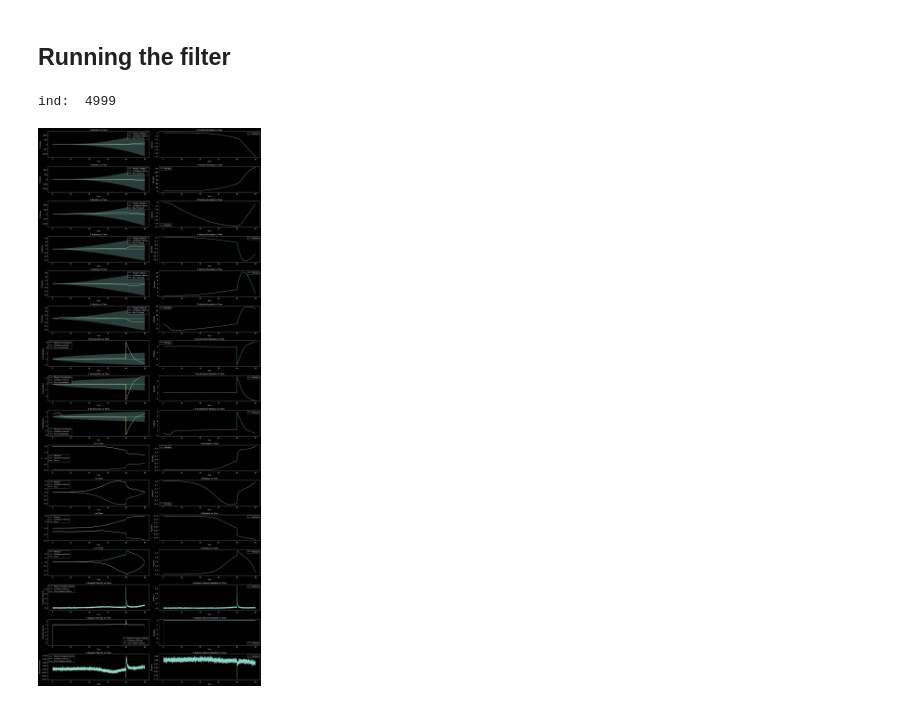
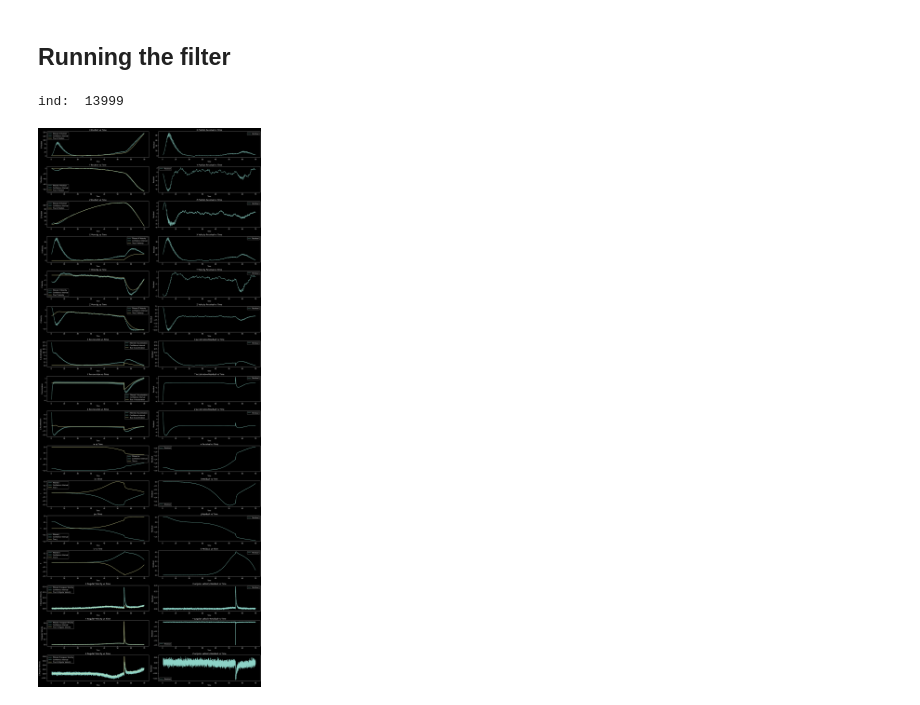
Before and after one commit to Willmac16/fused-kalman-localization, a Jupyter notebook: rocket_example/make_sensor_data.ipynb, the cells around one changed output. Drawn from its saved outputs; the diff is of its cells as text; code cells hidden in the pictures.

```diff
--- a/rocket_example/make_sensor_data.ipynb
+++ b/rocket_example/make_sensor_data.ipynb
@@ -21,8 +21,8 @@ state = State(u)
 sensor_offset = np.array([0,-0.2,-0.5]) # location of the sensor relative to the tip
 sensor_u = np.array([0,0,0, 0, 0, 0, 0, 0, 0,*initial_q,0,0,0])
 
-total_time = 50
-dt = 0.01
+total_time = 70
+dt = 0.005
 
 times = np.arange(0, total_time, dt)
 states = []
@@ -34,9 +34,9 @@ total_forces = []
 
 
 masses = []
-for i in range(len(times)):
-    if state.u[2] < 0 and i > 20:
-        break
+for i, t in enumerate(times):
+    # if state.u[2] < 0 and i > 20:
+    #    break
     ## calculate forces ##
 
     relative_wind = (wind_vector(*state.u[:3])*100 - state.u[3:6])
@@ -64,7 +64,7 @@ for i in range(len(times)):
                             #np.zeros(3))
     drags.append(drag_force[2])
     # calculate thrust force
-    thrust = f_thrust(state.t)
+    thrust = f_thrust(t)
     thrusts.append(thrust)
     heading_vector = np.array([0,0,1]) if np.linalg.norm(state.u[3:6]) < 1e-1 else state.u[3:6] / np.linalg.norm(state.u[3:6])
     thrust_force = heading_vector * thrust
@@ -73,7 +73,7 @@ for i in range(len(times)):
     gravity = np.array([0, 0, -9.81]) * state.m_tot
     masses.append(state.m_tot)
 
-    wind_force = np.zeros(3) if np.linalg.norm(state.u[3:6]) < 1e-5 else wind * relative_wind / np.linalg.norm(relative_wind)
+    wind_force = np.zeros(3, ) if np.linalg.norm(state.u[3:6]) < 1e-5 else wind * relative_wind / np.linalg.norm(relative_wind)
 
     total_force = drag_force + thrust_force + gravity + wind_force
     total_forces.append(total_force[2])
@@ -432,7 +432,7 @@ print(q * q.conjugate())
 
 process_noise = 1e-7 * np.eye(NUM_STATES)
 process_noise[6:9, 6:9] += 1e-3 * np.eye(3)
-process_noise[13:16, 13:16] += 1e-3 * np.eye(3)
+process_noise[13:16, 13:16] += 1e-5 * np.eye(3)
 
 # Note: Noise lerp is sort of an abandoned experiment (the filter estimates the sensor and process cov based off of an exponential filter)
 # setting it to 0.0 means that the filter will use the provided noise matrices without modification
@@ -440,11 +440,6 @@ state_predictor = BlackBoxPredictor(process_noise, noise_lerp=0.0, num_states=NU
 # %% [markdown]
 ## Running the filter
 # %%
-dt = 0.01
-total_time = 50
-
-times = np.arange(0, total_time, dt)
-
 starting_state = np.array([0, 0, 0,
                            0, 0, 0,
                            0, 0, 0,
@@ -469,11 +464,13 @@ for ind, t in enumerate(times):
   print("ind: ", ind, end='\r')
   state, cov = state_predictor.predict(state, cov, dt)
 
-  # state, cov = gps_corrector.correct(state, cov, gps_sense[ind, :], state_predictor)
 
-  # state, cov = baro_corrector.correct(state, cov, baro_sense[ind, :], state_predictor)
+  if ind % 100 == 0:
+    state, cov = gps_corrector.correct(state, cov, gps_sense[ind, :], state_predictor)
 
-  # state, cov = accel_corrector.correct(state, cov, accel_sense[ind, :], state_predictor)
+  state, cov = baro_corrector.correct(state, cov, baro_sense[ind, :], state_predictor)
+
+  state, cov = accel_corrector.correct(state, cov, accel_sense[ind, :], state_predictor)
 
   state, cov = mag_corrector.correct(state, cov, mag_sense[:, ind], state_predictor)
 
@@ -482,55 +479,54 @@ for ind, t in enumerate(times):
   state_history[:, ind] = state
   cov_history[:, :, ind] = cov
 # %% [output]
-ind:  4999
+ind:  13999
 # %%
 # Plotting position, velocity, acceleration, state variance, and residual over time
 fig, axs = plt.subplots(3 * 3 + 4 + 3, 2, figsize=(20, 50))
 
 for ind, label in enumerate(["X Position", "Y Position", "Z Position", "X Velocity", "Y Velocity", "Z Velocity", "X Acceleration", "Y Acceleration", "Z Acceleration", "w", "i", "j", "k", "X Angular Velocity", "Y Angular Velocity", "Z Angular Velocity"]):
   # Plotting position vs time
-  axs[ind, 0].plot(times[10:], state_history[ind, 10:], label='Filtered {}'.format(label))
-  axs[ind, 0].fill_between(times[10:], state_history[ind, 10:] - np.sqrt(cov_history[ind, ind, 10:]),
-            state_history[ind, 10:] + np.sqrt(cov_history[ind, ind, 10:]),
+  axs[ind, 0].plot(times[100:], state_history[ind, 100:], label='Filtered {}'.format(label))
+  axs[ind, 0].fill_between(times[100:], state_history[ind, 100:] - np.sqrt(cov_history[ind, ind, 100:]),
+            state_history[ind, 100:] + np.sqrt(cov_history[ind, ind, 100:]),
             alpha=0.3, label='Confidence Interval')
 
-  if True or ind < 9 or ind >= 13:
-    axs[ind, 0].plot(times[10:], sim_state_history[10:, ind], label='True {}'.format(label))
+  axs[ind, 0].plot(times[100:], sim_state_history[100:, ind], label='True {}'.format(label))
 
   # if ind >= 6 and ind < 9:
   #  axs[ind, 0].plot(times, accel_sense[:, ind - 6], label='Sensor {}'.format(label))
   # axs[ind, 0].plot(times, true_states[ind, :], label='True {}'.format(label))
   # if ind == 0:
   #   axs[ind, 0].scatter(times, pos_measurements.T, label='Position Measurements', alpha=0.25)
   # if ind == 2:
   #   axs[ind, 0].scatter(times, accel_measurements.T, label='Acceleration Measurements', alpha=0.25)
 
   axs[ind, 0].set_xlabel('Time')
   axs[ind, 0].set_ylabel(label)
   axs[ind, 0].set_title('{} vs Time'.format(label))
   axs[ind, 0].legend()
 
   # Plotting residual vs time
-  axs[ind, 1].plot(times[10:], state_history[ind, 10:] - sim_state_history[10:, ind], label='Residual')
+  axs[ind, 1].plot(times[100:], state_history[ind, 100:] - sim_state_history[100:, ind], label='Residual')
   axs[ind, 1].set_xlabel('Time')
   axs[ind, 1].set_ylabel('Residual')
   axs[ind, 1].set_title('{} Residual vs Time'.format(label))
   axs[ind, 1].legend()
 
 
 # # Plotting state variance vs time
 # axs[3 - 3, 1].plot(times, cov_history[1, 1, :], label='Velocity Variance')
 # axs[3 - 3, 1].set_xlabel('Time')
 # axs[3 - 3, 1].set_ylabel('Variance')
 # axs[3 - 3, 1].set_title('Velocity Variance vs Time')
 # axs[3 - 3, 1].legend()
 
 
 
 plt.tight_layout()
 plt.show()
 # %% [output]
-[figure, old version]
+[figure, new version]
 # %%
 # %matplotlib widget
 from matplotlib import rc
```
Also changed, not shown: parts of 12 cells of this notebook, 1 other file.
